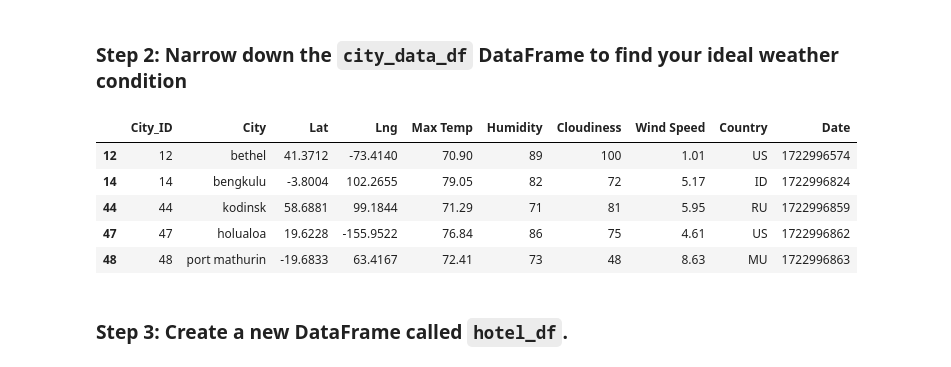
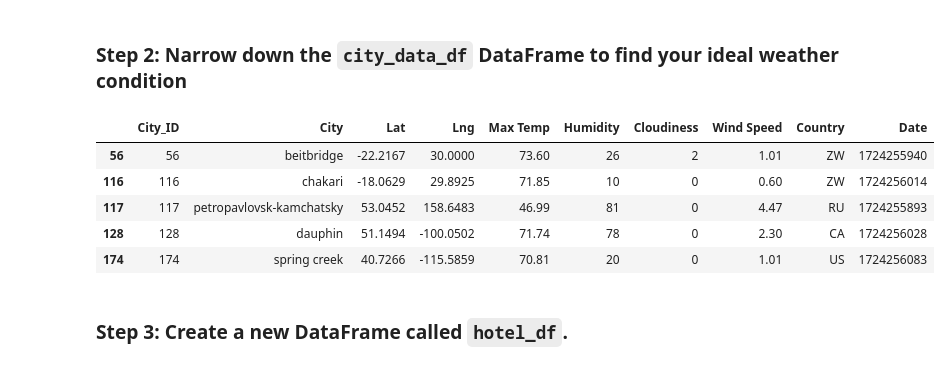
Before and after one commit to jc411911/python-api-challenge, a Jupyter notebook: WeatherPy/VacationPy.ipynb, the cells around one changed output. Cells and saved outputs as stored; diff of their text form; code cells hidden in the pictures.

```diff
--- a/WeatherPy/VacationPy.ipynb
+++ b/WeatherPy/VacationPy.ipynb
@@ -59,19 +56,19 @@ city_map
 ### Step 2: Narrow down the `city_data_df` DataFrame to find your ideal weather condition
 # %%
 # Narrow down cities that fit criteria and drop any results with null values
-weather_filtered_df = city_data_df.loc[(city_data_df["Max Temp"] < 80) & (city_data_df["Max Temp"] > 70) & (city_data_df["Wind Speed"] < 10) & (city_data_df["Cloudiness"] > 10)]
+weather_filtered_df = city_data_df.loc[(city_data_df["Max Temp"] < 75) & (city_data_df["Max Temp"] > 45) & (city_data_df["Wind Speed"] < 5) & (city_data_df["Cloudiness"] <10)]
 # Drop any rows with null values
 weather_filtered_df = weather_filtered_df.dropna()
 
 # Display sample data
 weather_filtered_df.head()
 # %% [output]
 |  | City_ID | City | Lat | Lng | Max Temp | Humidity | Cloudiness | Wind Speed | Country | Date |
-| 12 | 12 | bethel | 41.3712 | -73.4140 | 70.90 | 89 | 100 | 1.01 | US | 1722996574 |
-| 14 | 14 | bengkulu | -3.8004 | 102.2655 | 79.05 | 82 | 72 | 5.17 | ID | 1722996824 |
-| 44 | 44 | kodinsk | 58.6881 | 99.1844 | 71.29 | 71 | 81 | 5.95 | RU | 1722996859 |
-| 47 | 47 | holualoa | 19.6228 | -155.9522 | 76.84 | 86 | 75 | 4.61 | US | 1722996862 |
-| 48 | 48 | port mathurin | -19.6833 | 63.4167 | 72.41 | 73 | 48 | 8.63 | MU | 1722996863 |
+| 56 | 56 | beitbridge | -22.2167 | 30.0000 | 73.60 | 26 | 2 | 1.01 | ZW | 1724255940 |
+| 116 | 116 | chakari | -18.0629 | 29.8925 | 71.85 | 10 | 0 | 0.60 | ZW | 1724256014 |
+| 117 | 117 | petropavlovsk-kamchatsky | 53.0452 | 158.6483 | 46.99 | 81 | 0 | 4.47 | RU | 1724255893 |
+| 128 | 128 | dauphin | 51.1494 | -100.0502 | 71.74 | 78 | 0 | 2.30 | CA | 1724256028 |
+| 174 | 174 | spring creek | 40.7266 | -115.5859 | 70.81 | 20 | 0 | 1.01 | US | 1724256083 |
 # %% [markdown]
 ### Step 3: Create a new DataFrame called `hotel_df`.
 # %%
```
Also changed, not shown: parts of 5 cells of this notebook, 6 other files.
